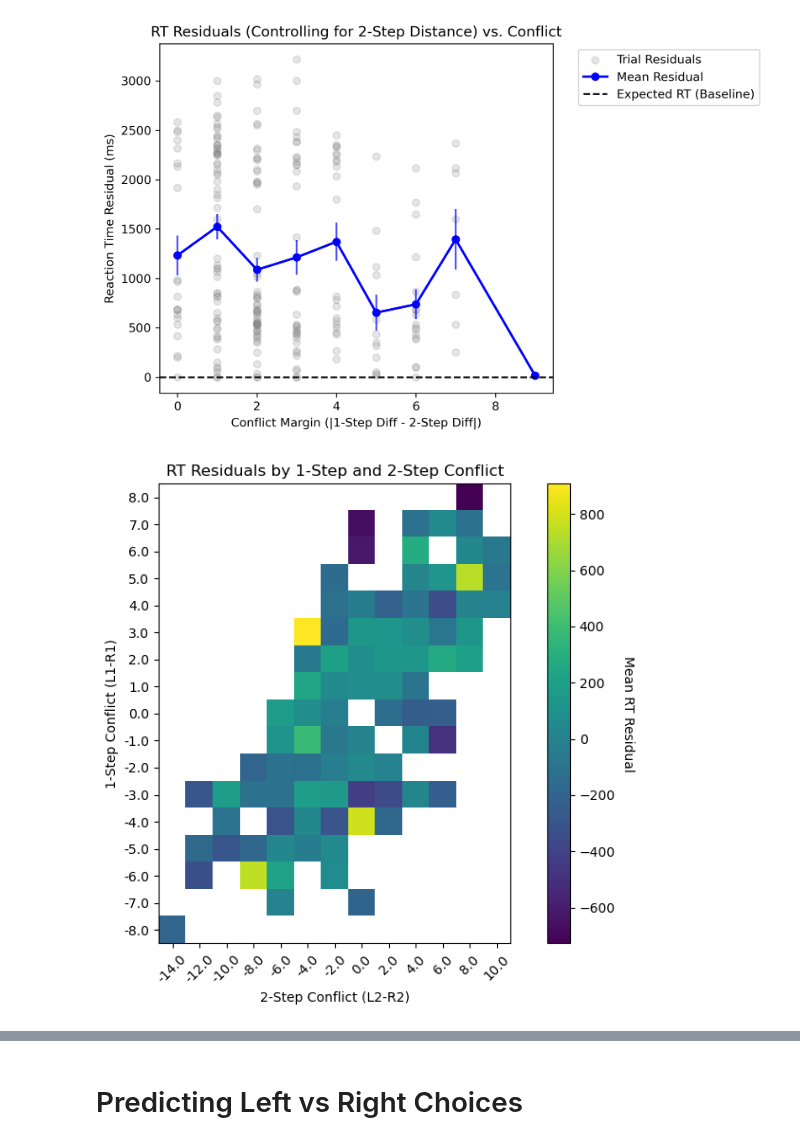
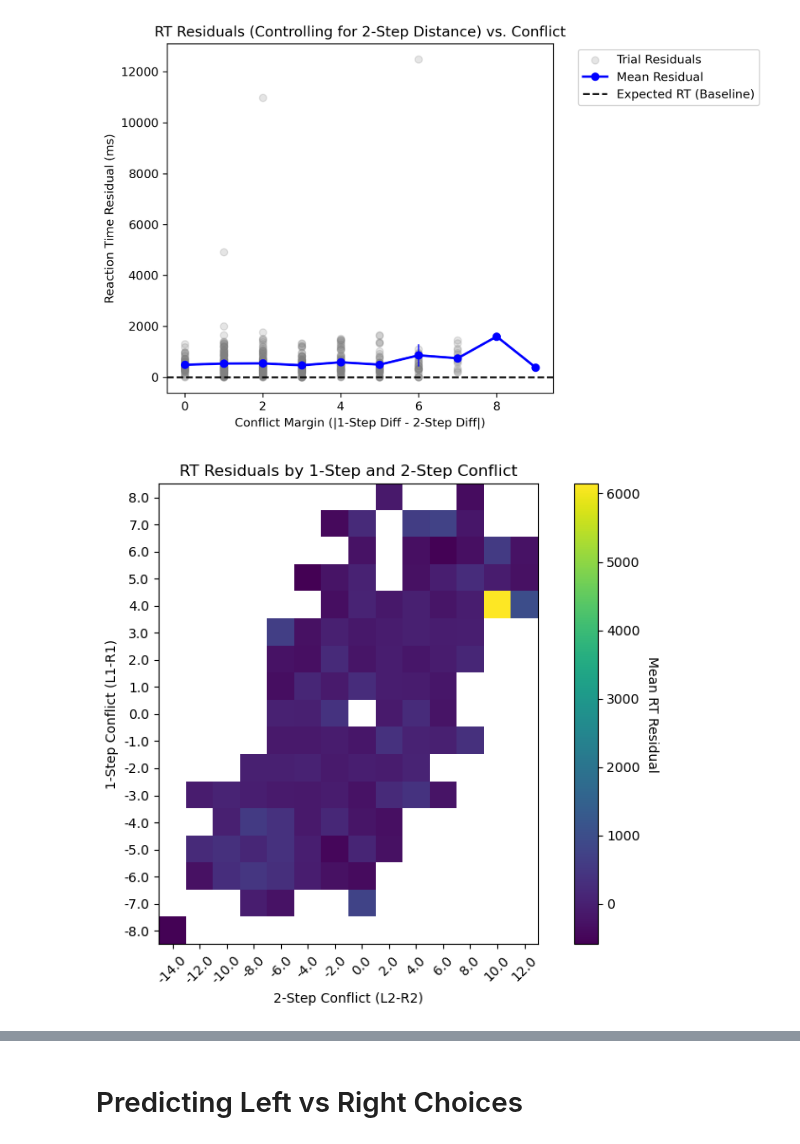
Before and after one commit to mobeets/falldown, a Jupyter notebook: analysis/behavior_analysis.ipynb, the cells around one changed output, grey strips where cells are left out. Cells and saved outputs as stored; diff of their text form; code cells hidden in the pictures.

```diff
--- a/analysis/behavior_analysis.ipynb
+++ b/analysis/behavior_analysis.ipynb
@@ -505,6 +508,7 @@ def plot_conflict_vs_rt_heatmap(choices, rt_regression_type='linear'):
     plt.show()
 # %%
 data = load("YFW-2026-04-29T17-01-30-883Z-ikoe.json")
+data = load("YFX-2026-05-13T22-06-02-493Z-461m.json")
 
 choices = compare_greedy_vs_rollout(data, only_use_disagreements=False)
 
@@ -522,5 +526,5 @@ plot_conflict_vs_rt_heatmap(choices)
-[figure, old version]
+[figure, new version]
-[figure, old version]
+[figure, new version]
 # %%
 #data = load("Mani_NoFutureSight_Trial.json")
 #data['blocks'][1]['trials'][7]['events'][0]
```
Also changed, not shown: parts of 13 cells of this notebook, 1 other file.
